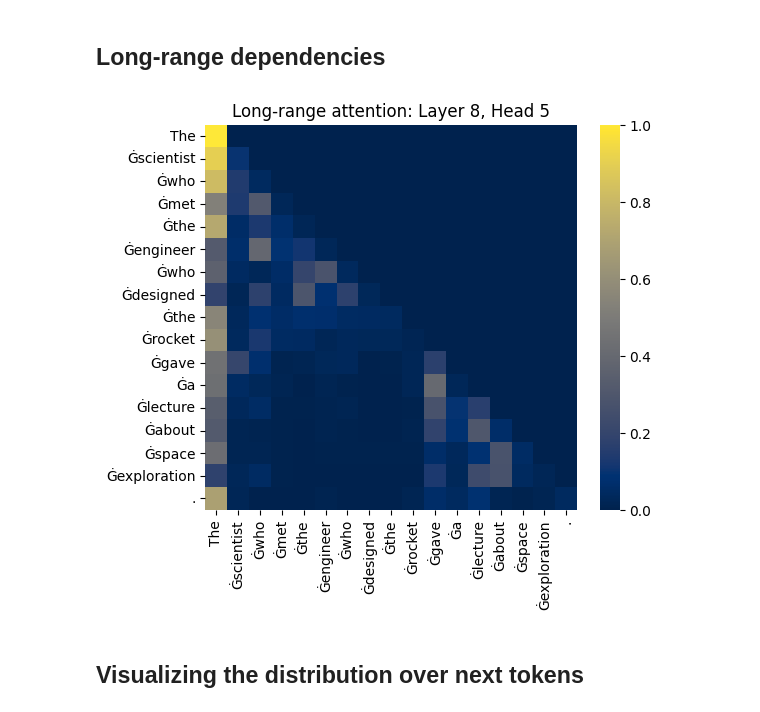
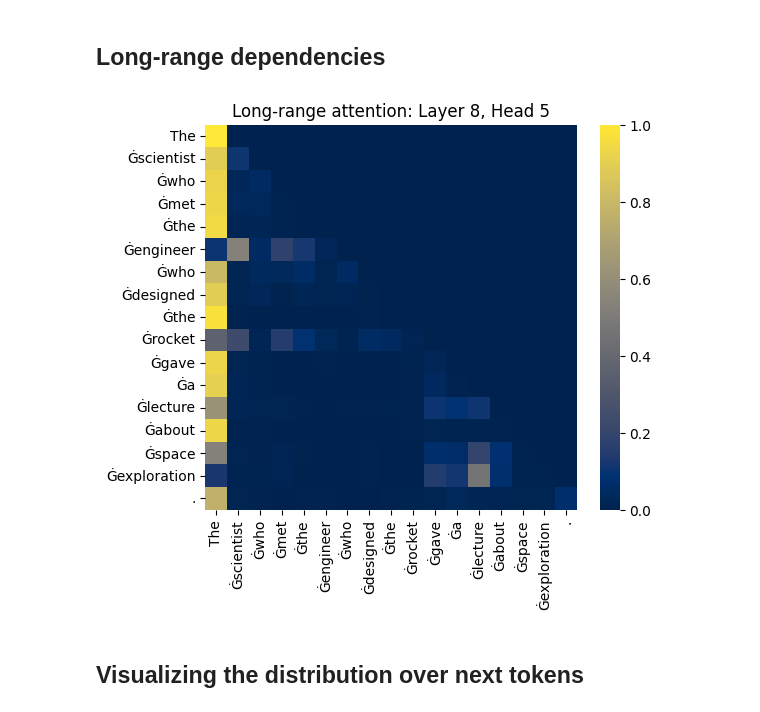
Before and after one commit to terhorst/stats507f25, a Jupyter notebook: notebooks/week13/transformer_experiments.ipynb, the cells around one changed output. Drawn from its saved outputs; the diff is of its cells as text; code cells hidden in the pictures.

Commit message:
add transformer experiments

```diff
--- a/notebooks/week13/transformer_experiments.ipynb
+++ b/notebooks/week13/transformer_experiments.ipynb
@@ -196,0 +241,4 @@ tok.tokenize(s)
+# %%
+tok_emb = model.transformer.wte.weight.detach().cpu()
+tid = tok.encode("basketball")
+#  tok_emb[tid]
@@ -258,7 +374,10 @@ Other relations can encode similarly:
 gender_dir = vec("woman") - vec("man")
 gender_dir /= gender_dir.norm()
 # %%
-words = ["king","queen","man","woman","doctor","nurse","teacher","mother","father"]
+words = ["king","queen",
+         "man","woman",
+         "doctor","nurse",
+         "teacher","mother","father"]
 
 for w in words:
     proj = torch.dot(vec(w), gender_dir).item()
@@ -270,5 +399,16 @@ from sklearn.decomposition import PCA
 import matplotlib.pyplot as plt
 import itertools as it
 
+words = ["dog", "cat", "car", "truck",
+         "man", "woman", "king", "queen",
+        "horse", "zebra",
+         "whale", "dolphin"
+        ]
+
+X = torch.stack([vec(w) for w in words]).numpy()
+
+p = PCA(n_components=2).fit_transform(X)
+p.shape
+
 # complete in lecture
 # %% [output]
@@ -275,0 +416,8 @@ import itertools as it
+# %%
+import matplotlib.pyplot as plt
+plt.scatter(*p.T)
+for (x, y), w in zip(p, words):
+    plt.text(x, y, w)
+
+for (x1, y1), (x2, y2) in zip(p[::2], p[1::2]):
+    plt.plot([x1, x2], [y1, y2], linestyle="--")
@@ -333,19 +517,19 @@ plt.show()
 # %%
 prompt = (
     "The scientist who met the engineer who designed the rocket "
     "gave a lecture about space exploration."
 )
 x, out = run(prompt)
 
 tokens = tok.convert_ids_to_tokens(x["input_ids"][0])
-A = out.attentions[8][0,5].detach().cpu().numpy()  # arbitrary deeper head
+A = out.attentions[10][0,5].detach().cpu().numpy()  # arbitrary deeper head
 
 plt.figure(figsize=(6,5))
 sns.heatmap(A, xticklabels=tokens, yticklabels=tokens,
             cmap="cividis")
 plt.title("Long-range attention: Layer 8, Head 5")
 plt.show()
 # %% [output]
-[figure, old version]
+[figure, new version]
 # %% [markdown]
 ## Visualizing  the distribution over next tokens
```
Also changed, not shown: parts of 30 cells of this notebook.
